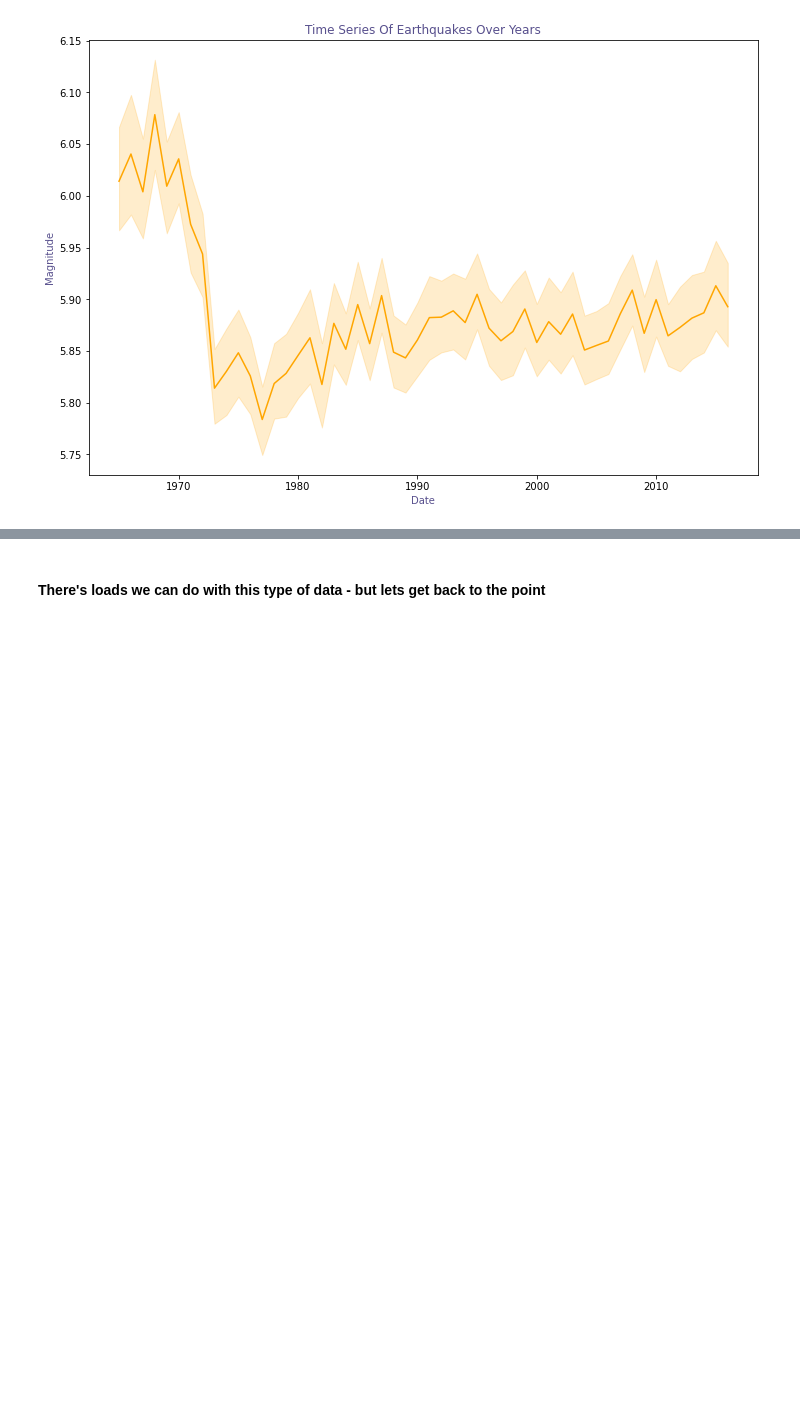
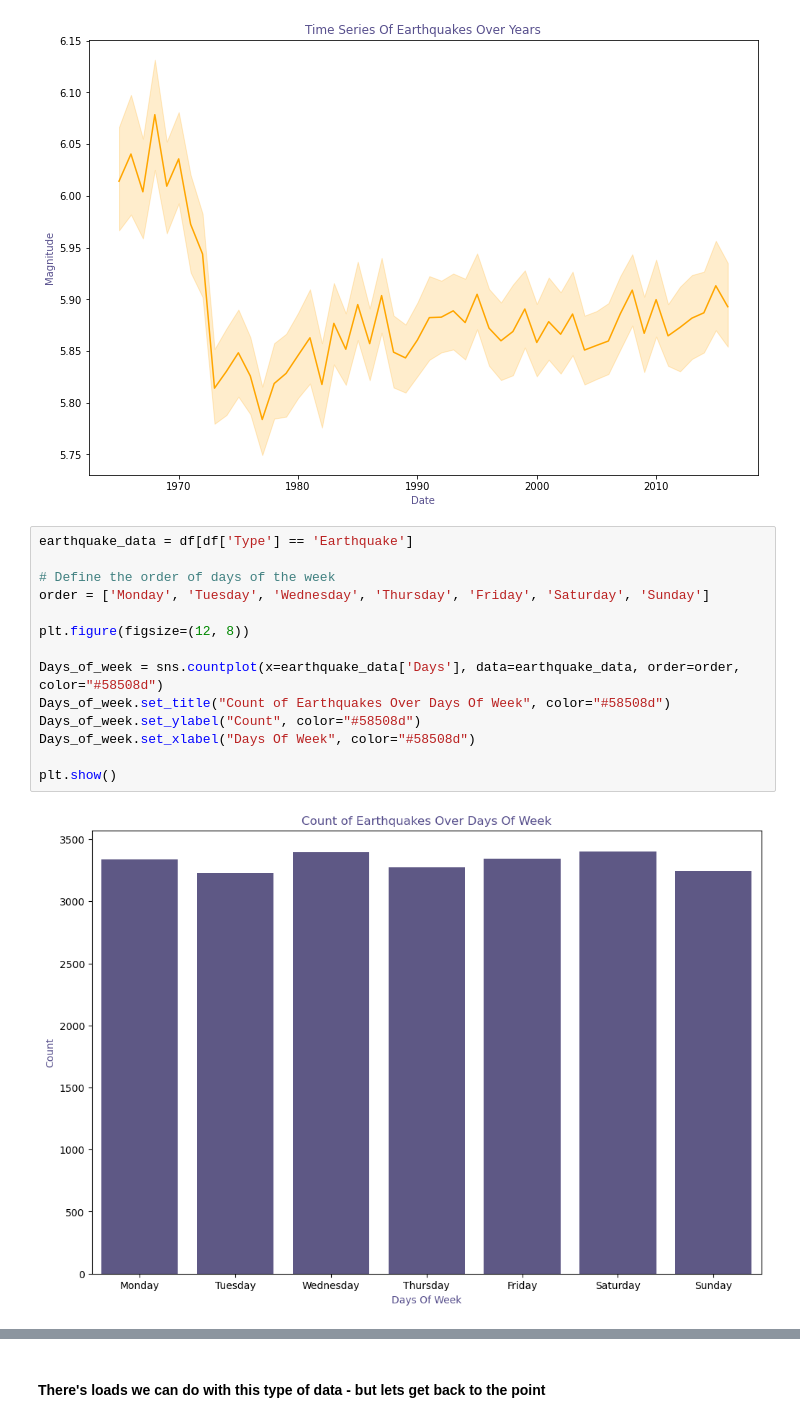
Before and after one commit to OuterSpacedCat/Data_Sci_Seminar, a Jupyter notebook: notebook.ipynb, the cells around one changed output, grey strips where cells are left out. Saved outputs shown, nothing was run; the diff lists cells and outputs as text; blank space fills up the shorter version.

```diff
--- a/notebook.ipynb
+++ b/notebook.ipynb
@@ -193,3 +207,19 @@ Time_series.set_xlabel("Date", color="#58508d")
 # %% [output]
 Text(0.5, 0, 'Date')
 [figure]
+# %%
+earthquake_data = df[df['Type'] == 'Earthquake']
+
+# Define the order of days of the week
+order = ['Monday', 'Tuesday', 'Wednesday', 'Thursday', 'Friday', 'Saturday', 'Sunday']
+
+plt.figure(figsize=(12, 8))
+
+Days_of_week = sns.countplot(x=earthquake_data['Days'], data=earthquake_data, order=order, color="#58508d")
+Days_of_week.set_title("Count of Earthquakes Over Days Of Week", color="#58508d")
+Days_of_week.set_ylabel("Count", color="#58508d")
+Days_of_week.set_xlabel("Days Of Week", color="#58508d")
+
+plt.show()
+# %% [output]
+[figure, added]
```
Also changed, not shown: parts of 9 cells of this notebook.
